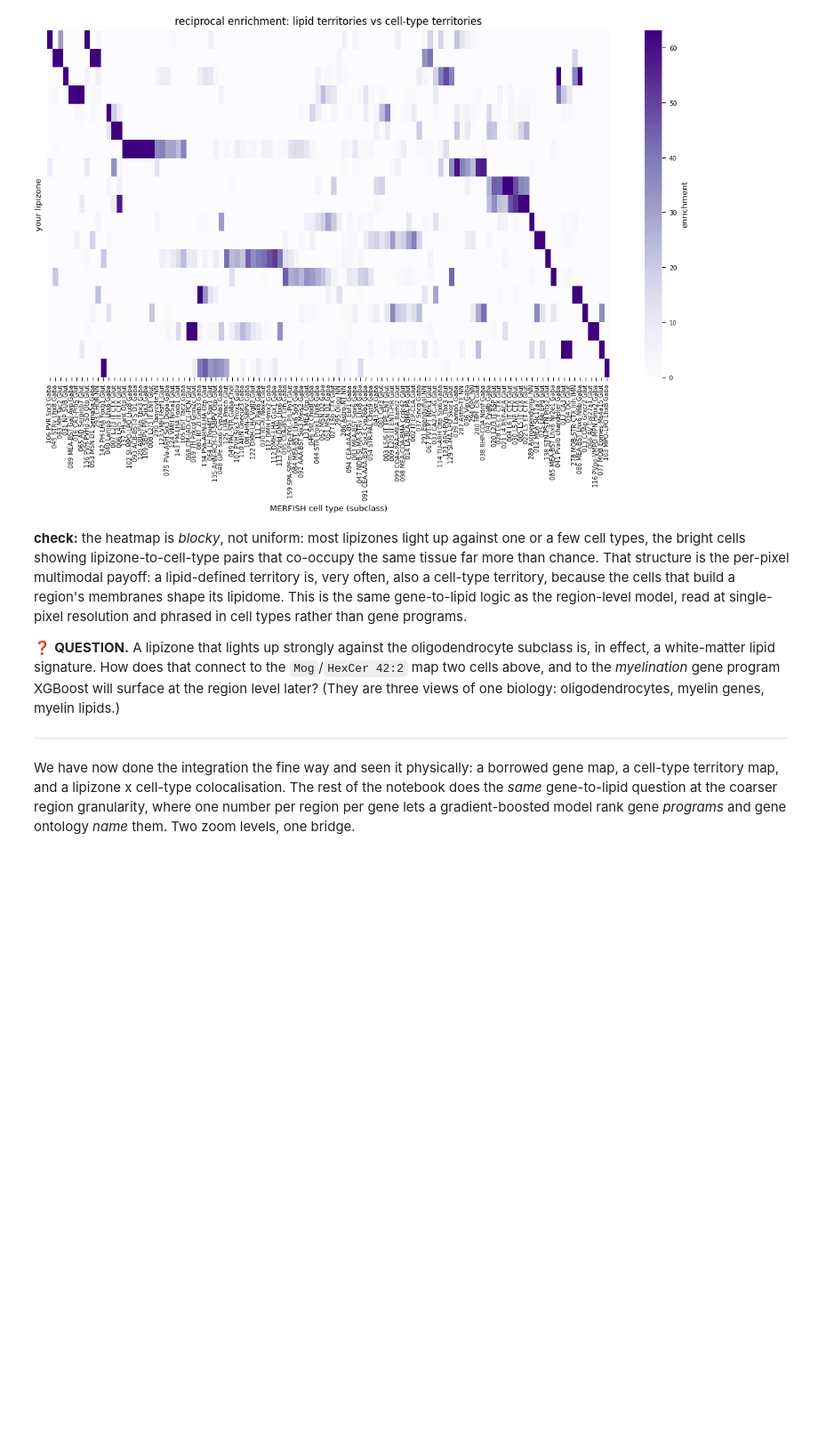
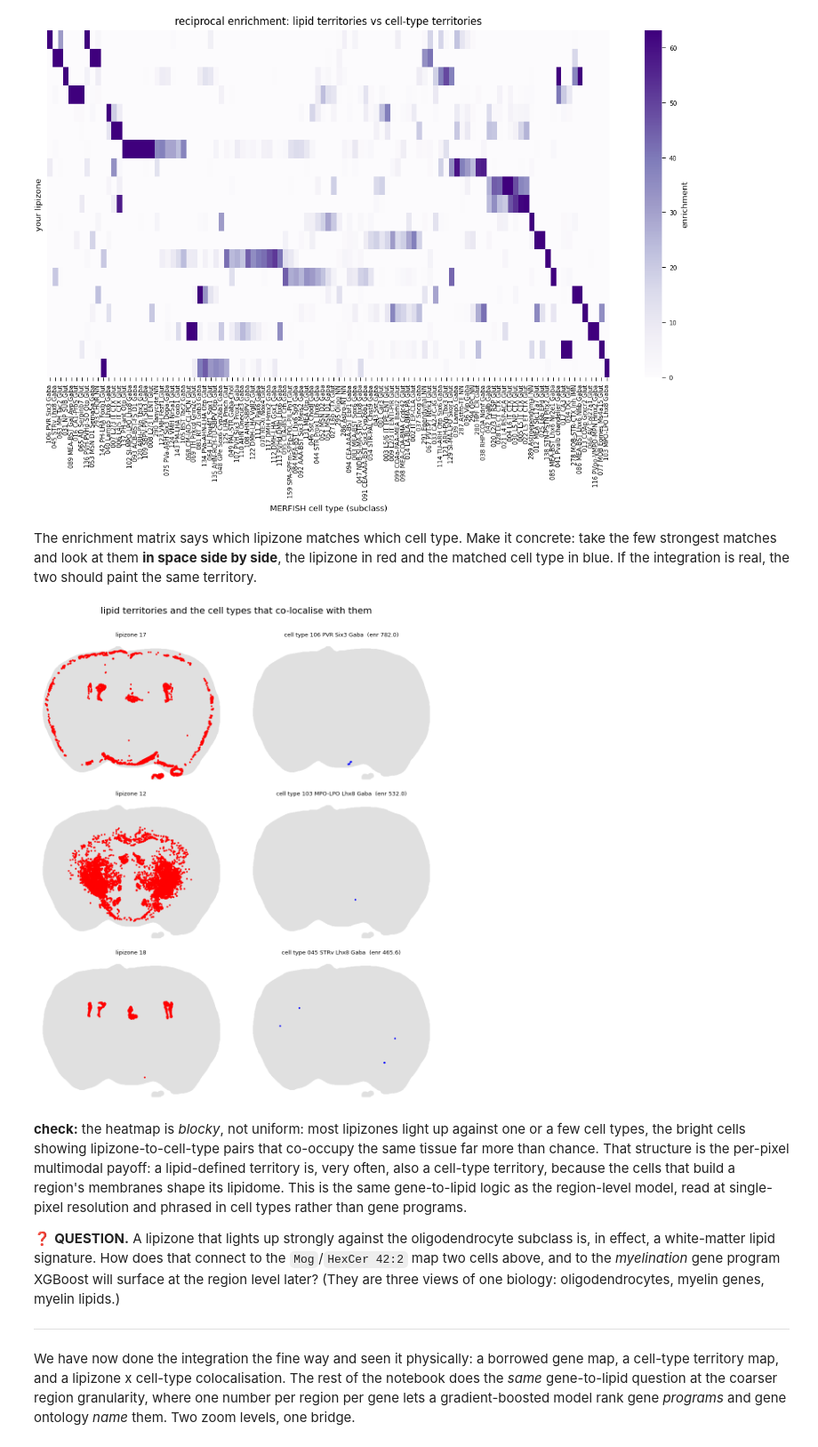
Before and after one commit to lamanno-epfl/lipidomics_tutorial_cajalcourse, a Jupyter notebook: notebooks/level3/08_multimodal_xgb_shap_go_solution.ipynb, the cells around one changed output. Shown at 89% size. Saved outputs shown, nothing was run; the diff lists cells and outputs as text; code cells hidden in the pictures; blank space fills up the shorter version.

```diff
--- a/notebooks/level3/08_multimodal_xgb_shap_go_solution.ipynb
+++ b/notebooks/level3/08_multimodal_xgb_shap_go_solution.ipynb
@@ -464,6 +464,25 @@ plt.tight_layout(); plt.show()
 # %% [output]
 reciprocal-enrichment matrix (lipizones x cell-type subclasses): (19, 105)
 [figure]
+# %% [markdown]
+The enrichment matrix says which lipizone matches which cell type. Make it concrete: take the few
+strongest matches and look at them **in space side by side**, the lipizone in red and the matched cell type
+in blue. If the integration is real, the two should paint the same territory.
+# %%
+# strongest lipizone <-> cell-type matches, shown in space side by side
+pairs = sorted([(lz, enr.columns[enr.loc[lz].values.argmax()], float(enr.loc[lz].max())) for lz in enr.index],
+               key=lambda t: -t[2])[:3]
+xx, yy = adata.obs['x'].to_numpy(), -adata.obs['y'].to_numpy()
+fig, axes = plt.subplots(len(pairs), 2, figsize=(8.5, 3.3*len(pairs)))
+for r,(lz,ct,val) in enumerate(pairs):
+    m_lz = (adata.obs['lipizone'].astype(str)==str(lz)).to_numpy()
+    m_ct = (celltype.astype(str)==str(ct)).to_numpy()
+    for col,(mask,color,name) in enumerate([(m_lz,'red',f'lipizone {lz}'),(m_ct,'blue',f'cell type {ct}')]):
+        ax=axes[r,col]; ax.scatter(xx,yy,c='0.88',s=2,rasterized=True); ax.scatter(xx[mask],yy[mask],c=color,s=2,rasterized=True)
+        ax.set_aspect('equal'); ax.axis('off'); ax.set_title(name + (f'  (enr {val:.1f})' if col else ''), fontsize=8)
+plt.suptitle('lipid territories and the cell types that co-localise with them', y=1.01); plt.tight_layout(); plt.show()
+# %% [output]
+[figure, added]
 # %% [markdown]
 **check:** the heatmap is *blocky*, not uniform: most lipizones light up against one or a few
 cell types, the bright cells showing lipizone-to-cell-type pairs that co-occupy the same tissue far more
```
Also changed, not shown: parts of 6 cells of this notebook, 18 other files.
